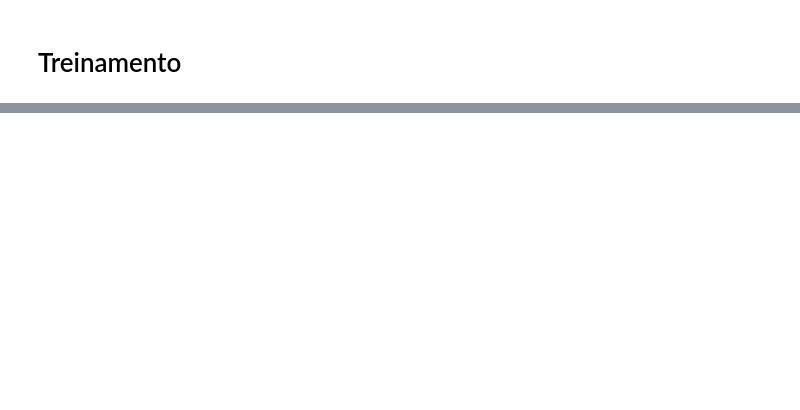
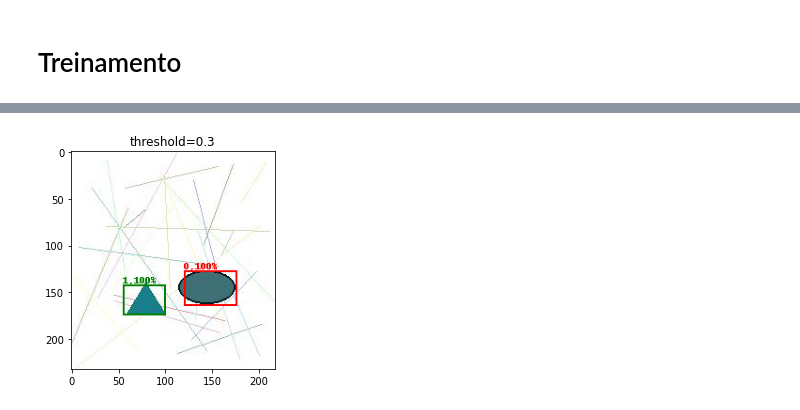
Before and after one commit to netomap/DETECAO_OBJETOS_3, a Jupyter notebook: train.ipynb, the cells around one changed output, grey strips where cells are left out. Cells and saved outputs as stored; diff of their text form; code cells hidden in the pictures; blank space fills up the shorter version.

```diff
--- a/train.ipynb
+++ b/train.ipynb
@@ -186,0 +205,4 @@ print (f'Fim treinamento.')
+# %%
+deteccao_aleatoria()
+# %% [output]
+[figure, added]
```
Also changed, not shown: parts of 7 cells of this notebook, 2 other files.
